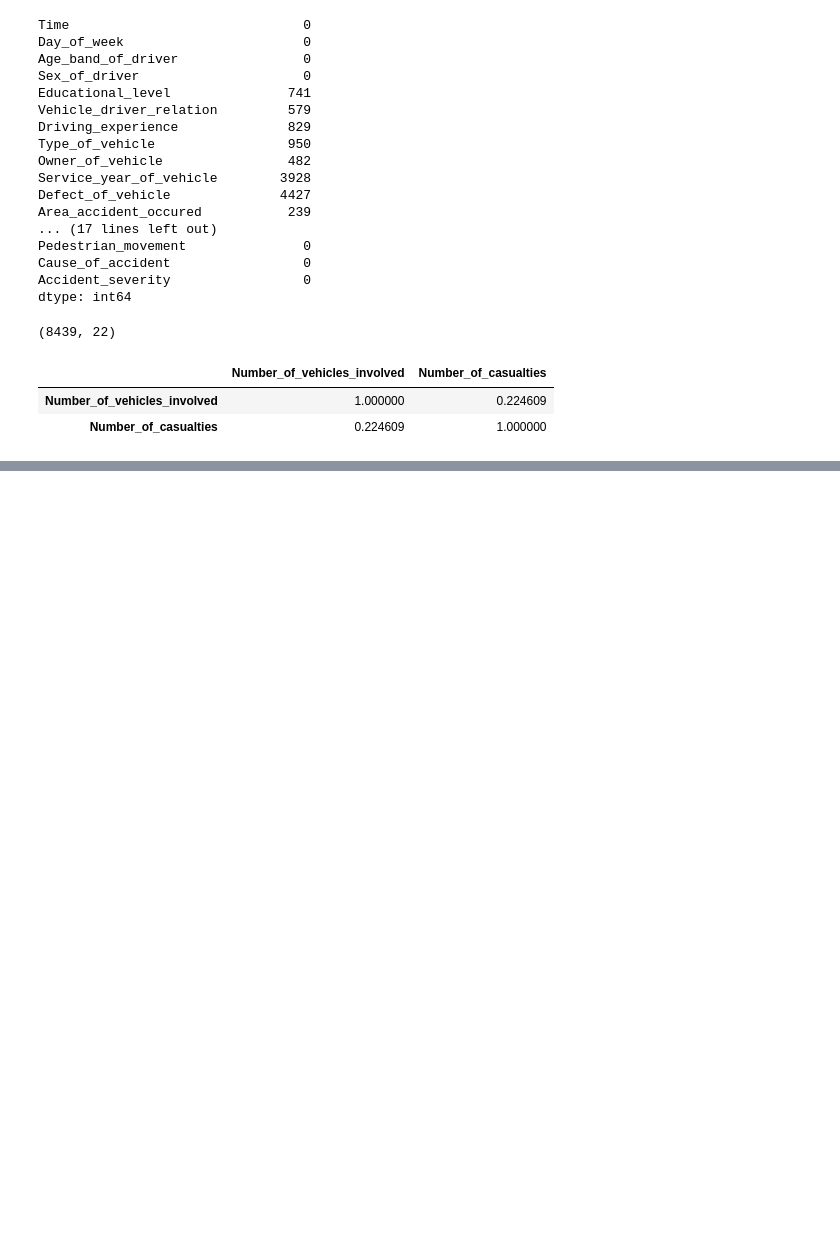
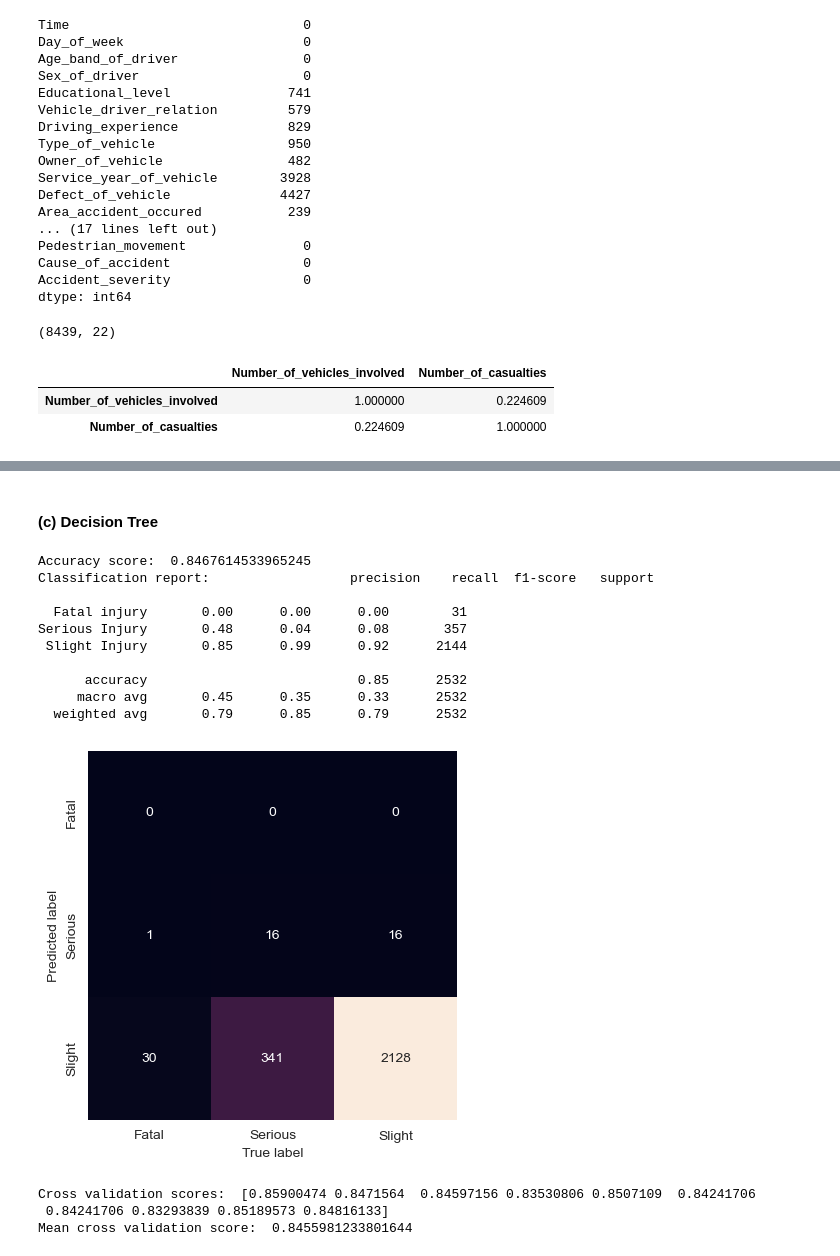
Before and after one commit to JimmyZJC/GR5243-Group-Project, a Jupyter notebook: Notebook/Group Project 1.ipynb, the cells around one changed output, grey strips where cells are left out. Saved outputs shown, nothing was run; the diff lists cells and outputs as text; code cells hidden in the pictures; blank space fills up the shorter version.

```diff
--- a/Notebook/Group Project 1.ipynb
+++ b/Notebook/Group Project 1.ipynb
@@ -132,0 +272,33 @@ chi2_feature
+# %% [markdown]
+#### (c) Decision Tree
+# %%
+from sklearn.tree import DecisionTreeClassifier
+dtc = DecisionTreeClassifier(max_depth = 5)
+dtc.fit(X_train, y_train)
+y_pred = dtc.predict(X_test)
+print("Accuracy score: ", accuracy_score(y_test, y_pred))
+print("Classification report: ", classification_report(y_test, y_pred))
+mat = confusion_matrix(y_test, y_pred)
+sns.heatmap(mat.T, square = True, annot = True, fmt = "d", cbar = False, xticklabels = ["Fatal", "Serious", "Slight"], yticklabels = ["Fatal", "Serious", "Slight"])
+plt.xlabel("True label")
+plt.ylabel("Predicted label");
+# %% [output]
+Accuracy score:  0.8467614533965245
+Classification report:                  precision    recall  f1-score   support
+
+  Fatal injury       0.00      0.00      0.00        31
+Serious Injury       0.48      0.04      0.08       357
+ Slight Injury       0.85      0.99      0.92      2144
+
+      accuracy                           0.85      2532
+     macro avg       0.45      0.35      0.33      2532
+  weighted avg       0.79      0.85      0.79      2532
+[figure, added]
+# %%
+scores = cross_val_score(dtc, X, y, cv = 10)
+print("Cross validation scores: ", scores)
+print("Mean cross validation score: ", scores.mean())
+# %% [output]
+Cross validation scores:  [0.85900474 0.8471564  0.84597156 0.83530806 0.8507109  0.84241706
+ 0.84241706 0.83293839 0.85189573 0.84816133]
+Mean cross validation score:  0.8455981233801644
```
Also changed, not shown: parts of 20 cells of this notebook.
